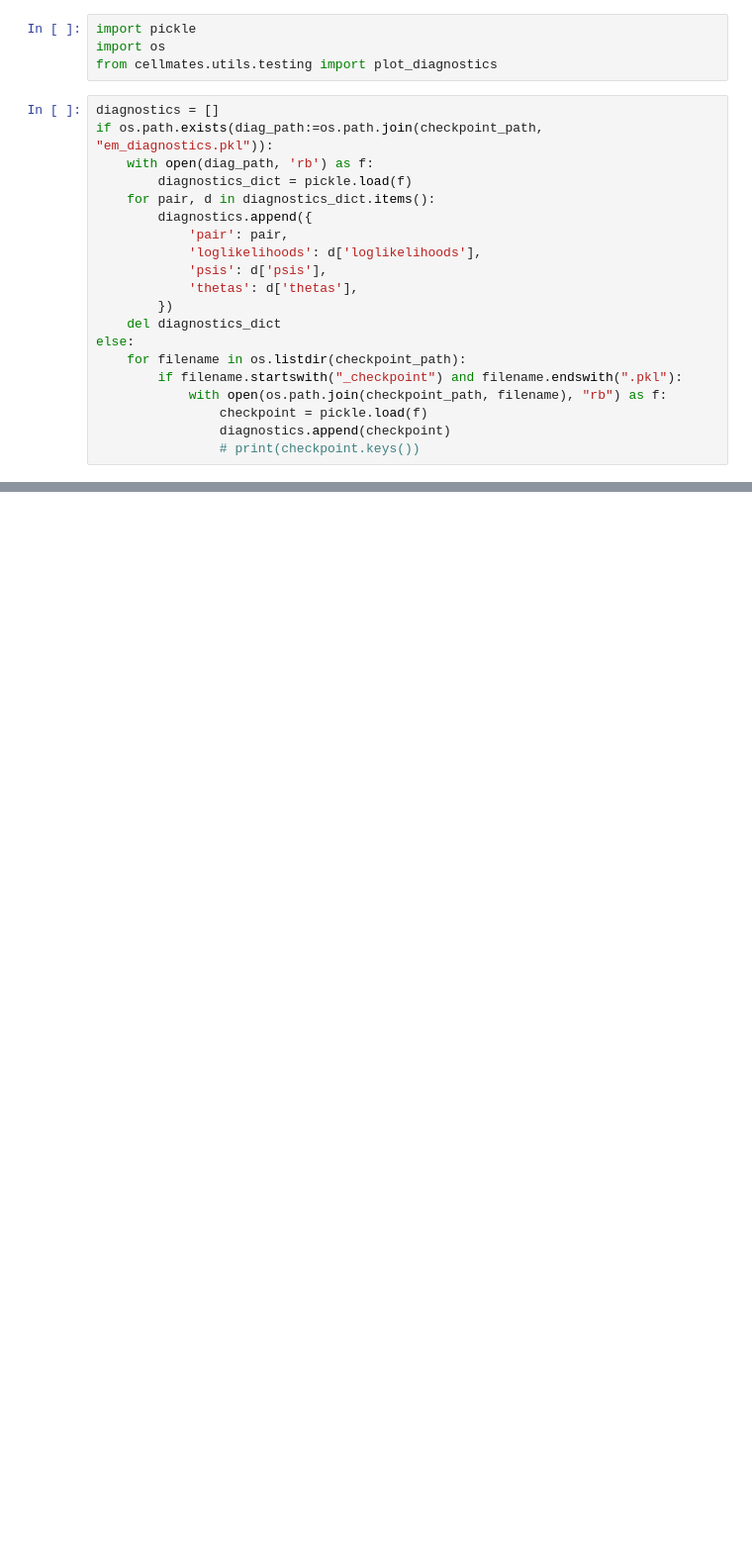
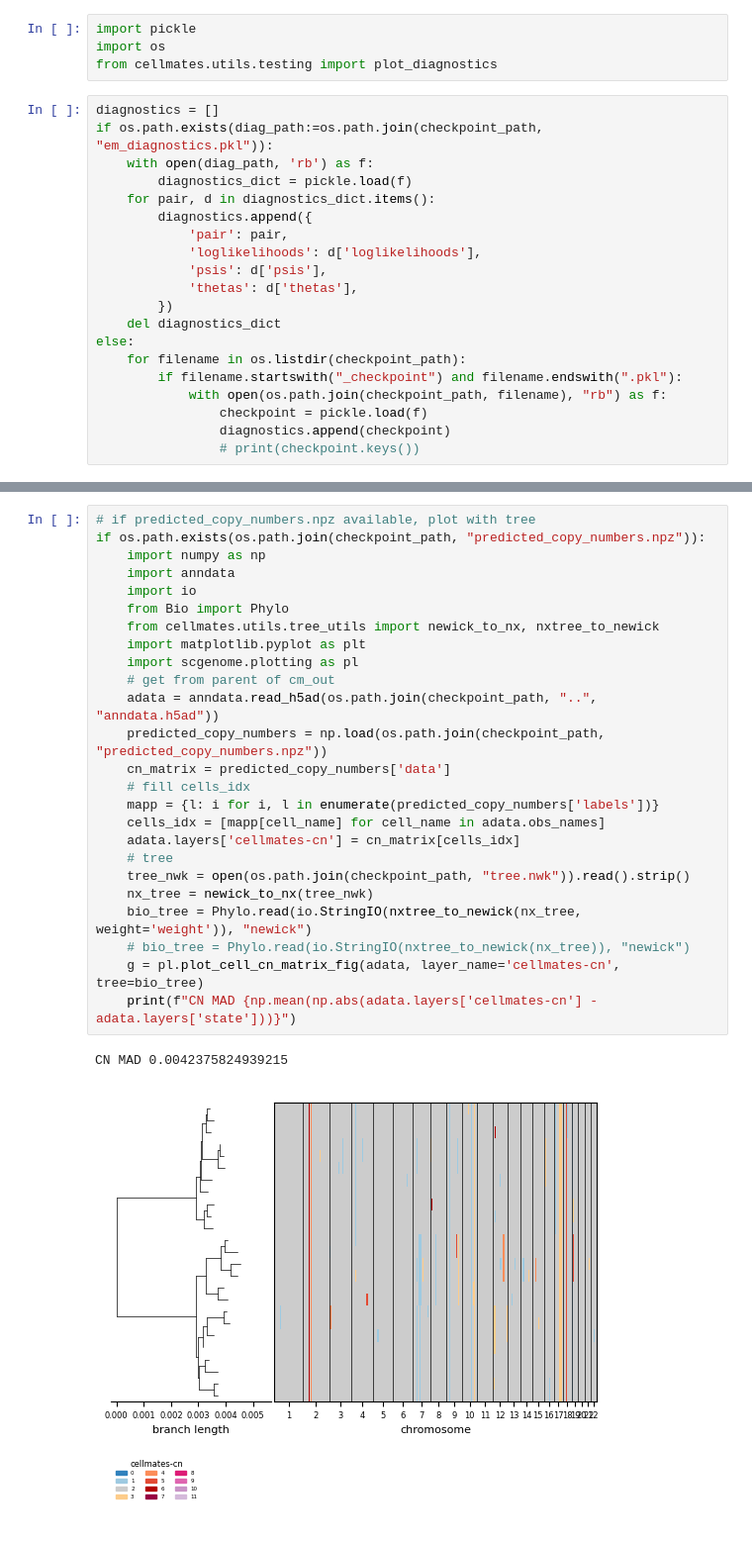
Before and after one commit to wxx20020407/cellmates_speedup, a Jupyter notebook: scripts/diagnostics_plot.ipynb, the cells around one changed output, grey strips where cells are left out. Shown at 99% size. Drawn from its saved outputs; the diff is of its cells as text; blank space fills up the shorter version.

```diff
--- a/scripts/diagnostics_plot.ipynb
+++ b/scripts/diagnostics_plot.ipynb
@@ -56,3 +57,31 @@ for i, diags in enumerate(diagnostics):
+# %%
+# if predicted_copy_numbers.npz available, plot with tree
+if os.path.exists(os.path.join(checkpoint_path, "predicted_copy_numbers.npz")):
+    import numpy as np
+    import anndata
+    import io
+    from Bio import Phylo
+    from cellmates.utils.tree_utils import newick_to_nx, nxtree_to_newick
+    import matplotlib.pyplot as plt
+    import scgenome.plotting as pl
+    # get from parent of cm_out
+    adata = anndata.read_h5ad(os.path.join(checkpoint_path, "..", "anndata.h5ad"))
+    predicted_copy_numbers = np.load(os.path.join(checkpoint_path, "predicted_copy_numbers.npz"))
+    cn_matrix = predicted_copy_numbers['data']
+    # fill cells_idx
+    mapp = {l: i for i, l in enumerate(predicted_copy_numbers['labels'])}
+    cells_idx = [mapp[cell_name] for cell_name in adata.obs_names]
+    adata.layers['cellmates-cn'] = cn_matrix[cells_idx]
+    # tree
+    tree_nwk = open(os.path.join(checkpoint_path, "tree.nwk")).read().strip()
+    nx_tree = newick_to_nx(tree_nwk)
+    bio_tree = Phylo.read(io.StringIO(nxtree_to_newick(nx_tree, weight='weight')), "newick")
+    # bio_tree = Phylo.read(io.StringIO(nxtree_to_newick(nx_tree)), "newick")
+    g = pl.plot_cell_cn_matrix_fig(adata, layer_name='cellmates-cn', tree=bio_tree)
+    print(f"CN MAD {np.mean(np.abs(adata.layers['cellmates-cn'] - adata.layers['state']))}")
+# %% [output]
+CN MAD 0.0042375824939215
+[figure, added]
 # %%
 for i, diags in enumerate(diagnostics):
     if i > 2:
```
Also changed, not shown: parts of 4 cells of this notebook, 2 other files.
